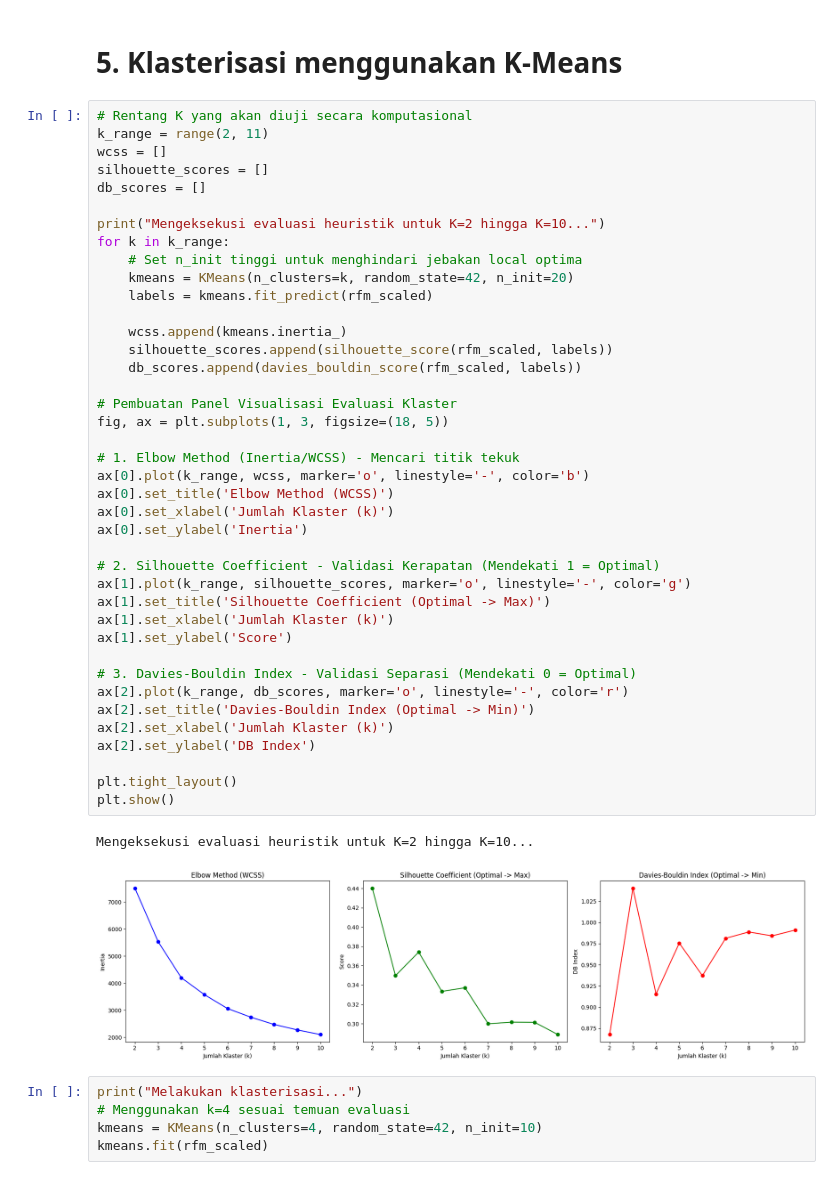
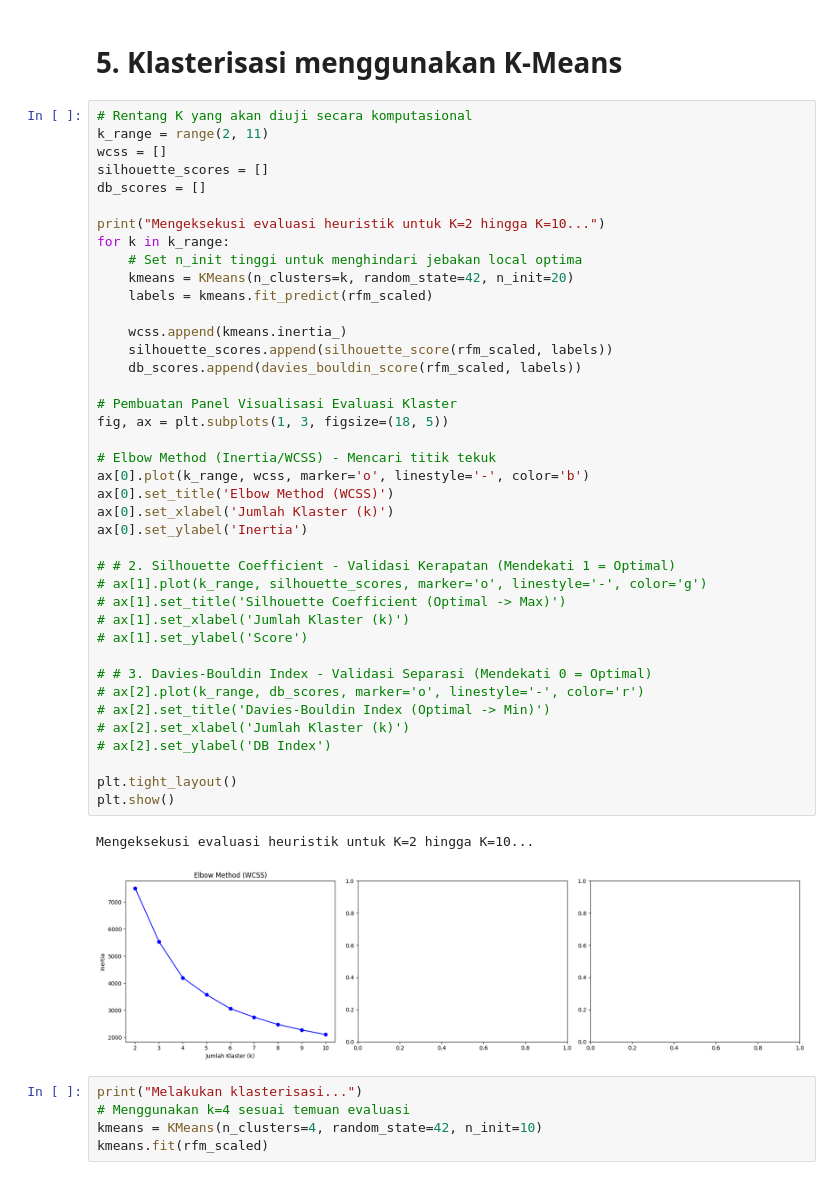
Before and after one commit to JustFelix33/skripsi-data-mining, a Jupyter notebook: main.ipynb, the cells around one changed output. Cells and saved outputs as stored; diff of their text form.

Commit message:
Kaggle Notebook | rfm_cluster_huim_pami_online_retail | Version 11 - only Elbow method as cluster metric, commented out the other 2

```diff
--- a/main.ipynb
+++ b/main.ipynb
@@ -217,45 +217,45 @@ rfm_scaled = pd.DataFrame(rfm_scaled, index=rfm.index, columns=rfm.columns)
 # Rentang K yang akan diuji secara komputasional
 k_range = range(2, 11)
 wcss = []
 silhouette_scores = []
 db_scores = []
 
 print("Mengeksekusi evaluasi heuristik untuk K=2 hingga K=10...")
 for k in k_range:
     # Set n_init tinggi untuk menghindari jebakan local optima
     kmeans = KMeans(n_clusters=k, random_state=42, n_init=20)
     labels = kmeans.fit_predict(rfm_scaled)
 
     wcss.append(kmeans.inertia_)
     silhouette_scores.append(silhouette_score(rfm_scaled, labels))
     db_scores.append(davies_bouldin_score(rfm_scaled, labels))
 
 # Pembuatan Panel Visualisasi Evaluasi Klaster
 fig, ax = plt.subplots(1, 3, figsize=(18, 5))
 
-# 1. Elbow Method (Inertia/WCSS) - Mencari titik tekuk
+# Elbow Method (Inertia/WCSS) - Mencari titik tekuk
 ax[0].plot(k_range, wcss, marker='o', linestyle='-', color='b')
 ax[0].set_title('Elbow Method (WCSS)')
 ax[0].set_xlabel('Jumlah Klaster (k)')
 ax[0].set_ylabel('Inertia')
 
-# 2. Silhouette Coefficient - Validasi Kerapatan (Mendekati 1 = Optimal)
-ax[1].plot(k_range, silhouette_scores, marker='o', linestyle='-', color='g')
-ax[1].set_title('Silhouette Coefficient (Optimal -> Max)')
-ax[1].set_xlabel('Jumlah Klaster (k)')
-ax[1].set_ylabel('Score')
+# # 2. Silhouette Coefficient - Validasi Kerapatan (Mendekati 1 = Optimal)
+# ax[1].plot(k_range, silhouette_scores, marker='o', linestyle='-', color='g')
+# ax[1].set_title('Silhouette Coefficient (Optimal -> Max)')
+# ax[1].set_xlabel('Jumlah Klaster (k)')
+# ax[1].set_ylabel('Score')
 
-# 3. Davies-Bouldin Index - Validasi Separasi (Mendekati 0 = Optimal)
-ax[2].plot(k_range, db_scores, marker='o', linestyle='-', color='r')
-ax[2].set_title('Davies-Bouldin Index (Optimal -> Min)')
-ax[2].set_xlabel('Jumlah Klaster (k)')
-ax[2].set_ylabel('DB Index')
+# # 3. Davies-Bouldin Index - Validasi Separasi (Mendekati 0 = Optimal)
+# ax[2].plot(k_range, db_scores, marker='o', linestyle='-', color='r')
+# ax[2].set_title('Davies-Bouldin Index (Optimal -> Min)')
+# ax[2].set_xlabel('Jumlah Klaster (k)')
+# ax[2].set_ylabel('DB Index')
 
 plt.tight_layout()
 plt.show()
 # %% [output]
 Mengeksekusi evaluasi heuristik untuk K=2 hingga K=10...
-[figure, old version]
+[figure, new version]
 # %%
 print("Melakukan klasterisasi...")
 # Menggunakan k=4 sesuai temuan evaluasi
```
Also changed, not shown: parts of 2 cells of this notebook.
